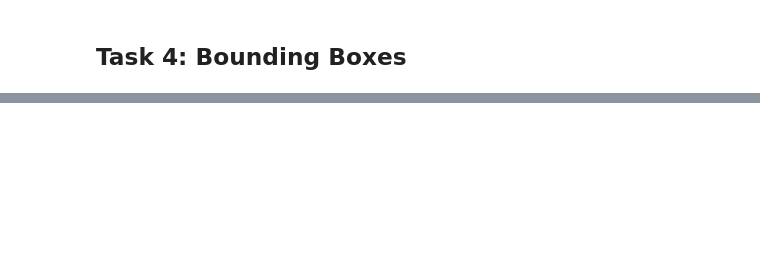
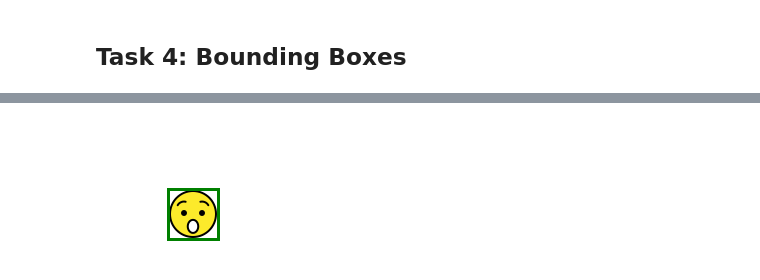
Before and after one commit to camara94/object-localization-tensorflow, a Jupyter notebook: project/entrainement.ipynb, the cells around one changed output, grey strips where cells are left out. Saved outputs shown, nothing was run; the diff lists cells and outputs as text; code cells hidden in the pictures; blank space fills up the shorter version.

```diff
--- a/project/entrainement.ipynb
+++ b/project/entrainement.ipynb
@@ -98,0 +127,4 @@ plt.imshow(images)
+# %%
+image
+# %% [output]
+[figure, added]
```
Also changed, not shown: parts of 6 cells of this notebook, 1 other file.
